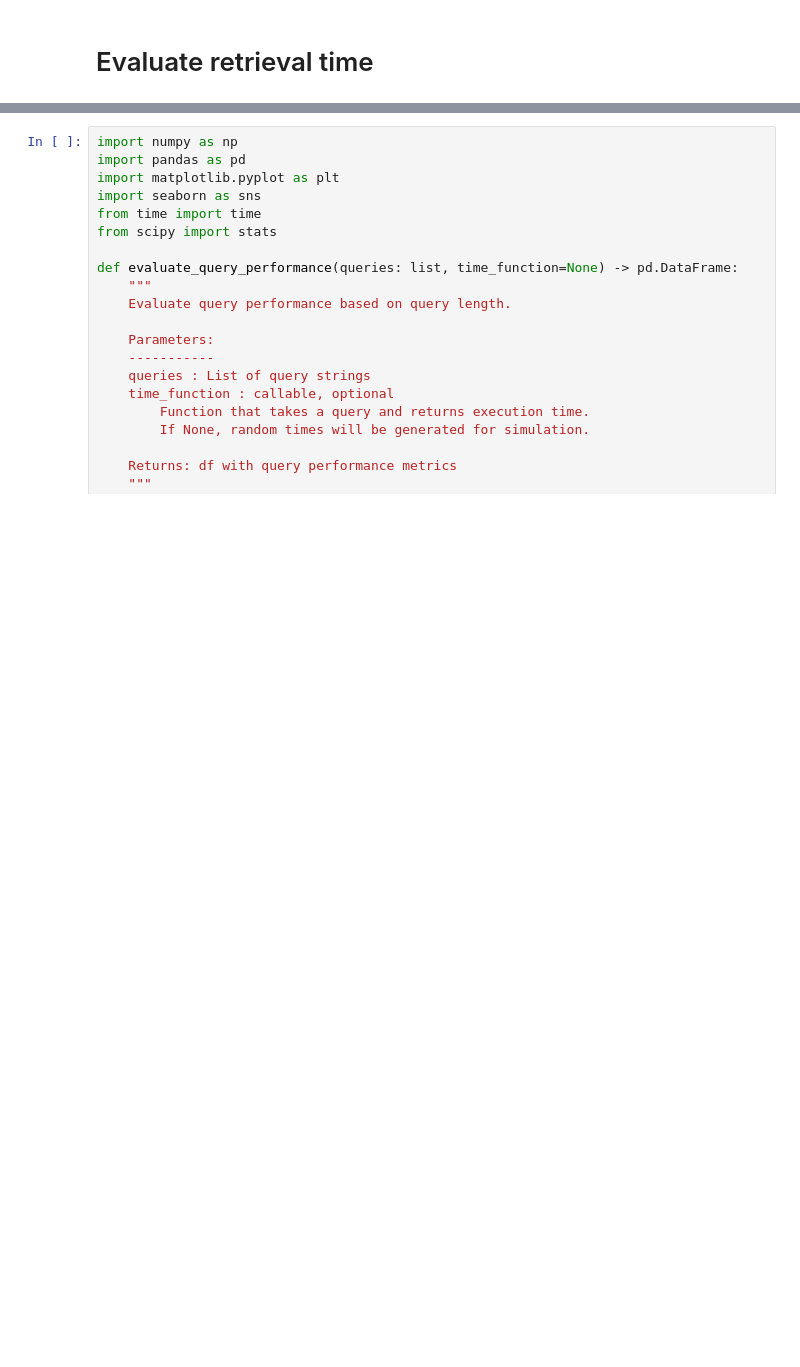
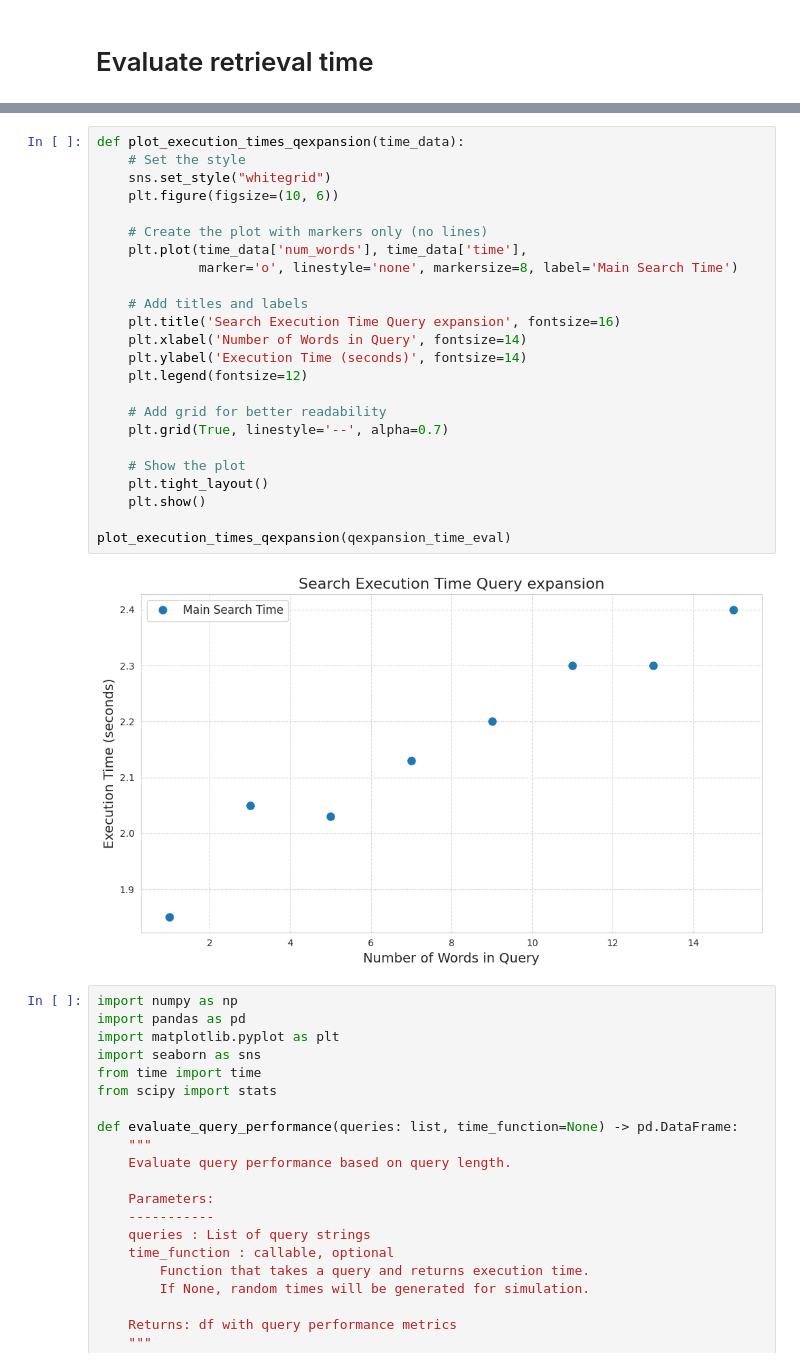
Before and after one commit to ferozmay/Melody-Match, a Jupyter notebook: notebooks_similarity/lyrics_evaluation.ipynb, the cells around one changed output, grey strips where cells are left out. Cells and saved outputs as stored; diff of their text form; blank space fills up the shorter version.

```diff
--- a/notebooks_similarity/lyrics_evaluation.ipynb
+++ b/notebooks_similarity/lyrics_evaluation.ipynb
@@ -364,3 +444,29 @@ acrosome, strategic, depraved, huge, maintain, song, back, formulation, free
+# %%
+def plot_execution_times_qexpansion(time_data):
+    # Set the style
+    sns.set_style("whitegrid")
+    plt.figure(figsize=(10, 6))
+
+    # Create the plot with markers only (no lines)
+    plt.plot(time_data['num_words'], time_data['time'],
+             marker='o', linestyle='none', markersize=8, label='Main Search Time')
+
+    # Add titles and labels
+    plt.title('Search Execution Time Query expansion', fontsize=16)
+    plt.xlabel('Number of Words in Query', fontsize=14)
+    plt.ylabel('Execution Time (seconds)', fontsize=14)
+    plt.legend(fontsize=12)
+
+    # Add grid for better readability
+    plt.grid(True, linestyle='--', alpha=0.7)
+
+    # Show the plot
+    plt.tight_layout()
+    plt.show()
+
+plot_execution_times_qexpansion(qexpansion_time_eval)
+# %% [output]
+[figure, added]
 # %%
 import numpy as np
 import pandas as pd
```
Also changed, not shown: parts of 5 cells of this notebook, 1 other file.
